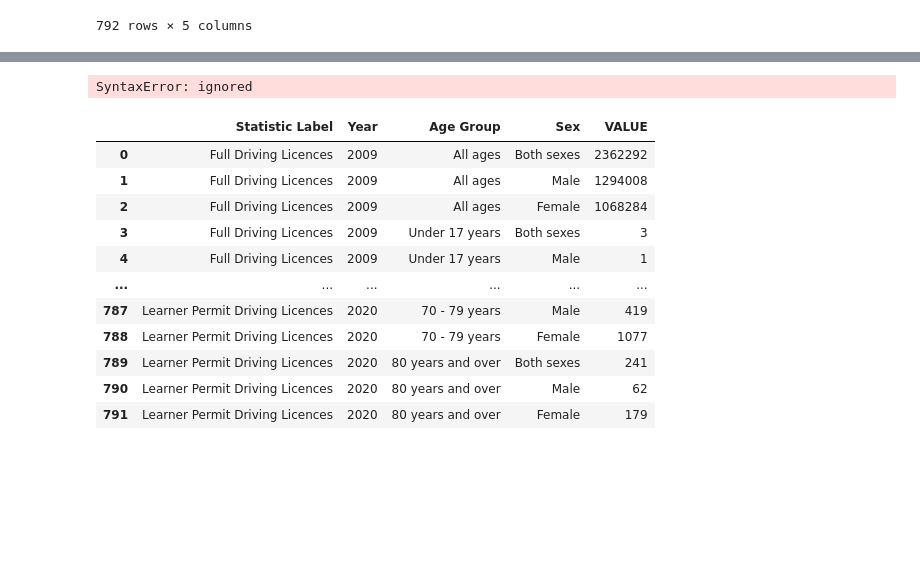
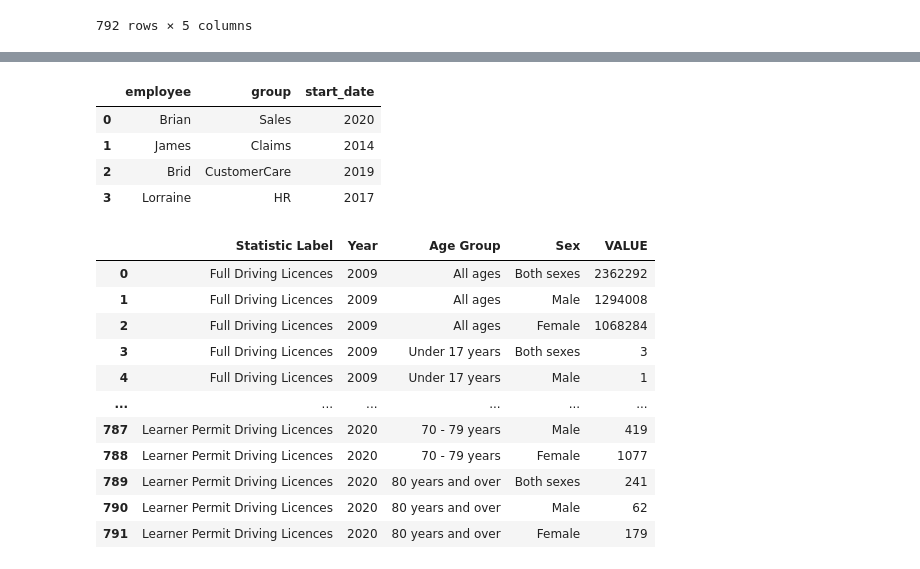
Before and after one commit to hartyl1/UCDPA_harty, a Jupyter notebook: Copy_of_Copy_of_Untitled12.ipynb, the cells around one changed output, grey strips where cells are left out. Saved outputs shown, nothing was run; the diff lists cells and outputs as text; code cells hidden in the pictures; blank space fills up the shorter version.

```diff
--- a/Copy_of_Copy_of_Untitled12.ipynb
+++ b/Copy_of_Copy_of_Untitled12.ipynb
@@ -352,9 +372,13 @@ Driving_Licenses.fillna({'VALUE':'0000'})
+# %%
+employee.merge(start)
+# %% [output]
+|  | employee | group | start_date |
+| 0 | Brian | Sales | 2020 |
+| 1 | James | Claims | 2014 |
+| 2 | Brid | CustomerCare | 2019 |
+| 3 | Lorraine | HR | 2017 |
 # %%
 import requests
-# %%
-get.requests{'http://google.com'}
-# %% [output]
-SyntaxError: ignored
 # %%
 import seaborn as sns
 import pandas as pd
```
Also changed, not shown: parts of 13 cells of this notebook.
